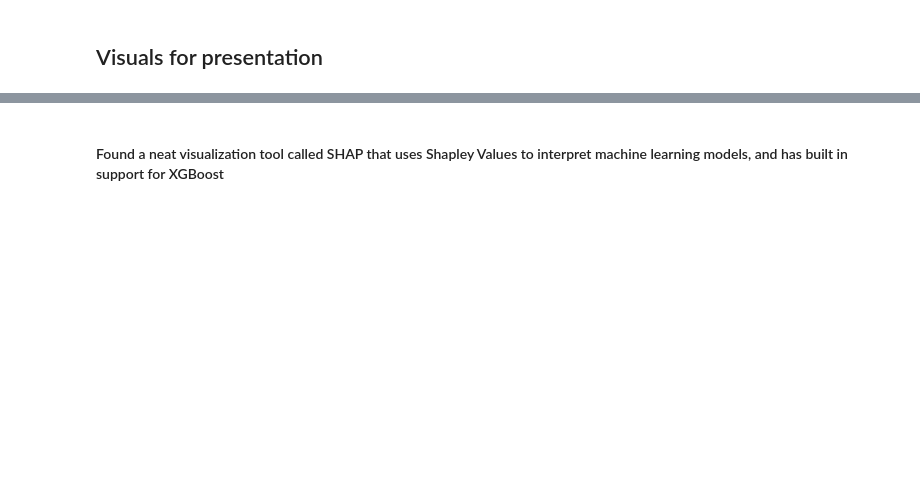
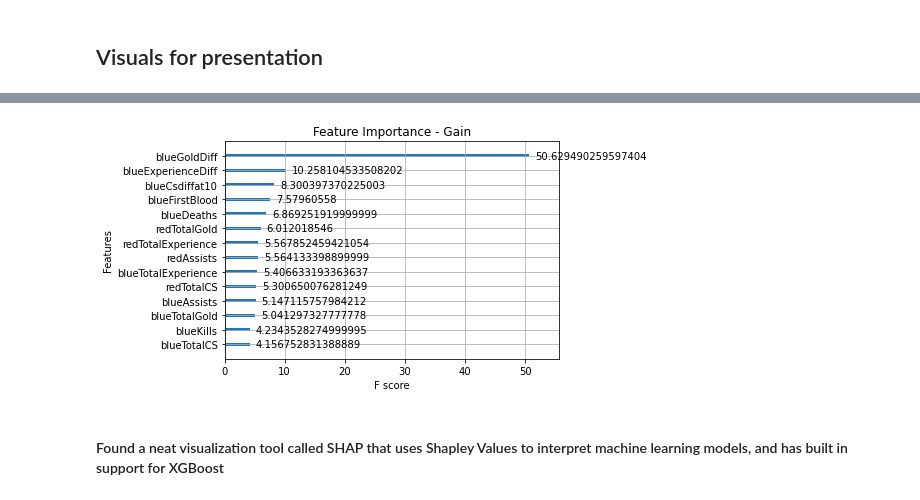
Before and after one commit to jnhoogstra/League_Predict, a Jupyter notebook: Notebooks/Individual/jake/pro_modeling.ipynb, the cells around one changed output, grey strips where cells are left out. Saved outputs shown, nothing was run; the diff lists cells and outputs as text; code cells hidden in the pictures; blank space fills up the shorter version.

```diff
--- a/Notebooks/Individual/jake/pro_modeling.ipynb
+++ b/Notebooks/Individual/jake/pro_modeling.ipynb
@@ -307,3 +318,8 @@ Text(0.5, 1.0, 'Feature Importance - Weight')
+# %%
+xgboost.plot_importance(gold_boost, importance_type="gain")
+plt.title("Feature Importance - Gain");
+# %% [output]
+[figure, added]
 # %% [markdown]
 #### Found a neat visualization tool called SHAP that uses Shapley Values to interpret machine learning models, and has built in support for XGBoost
 # %%
```
Also changed, not shown: parts of 7 cells of this notebook.
